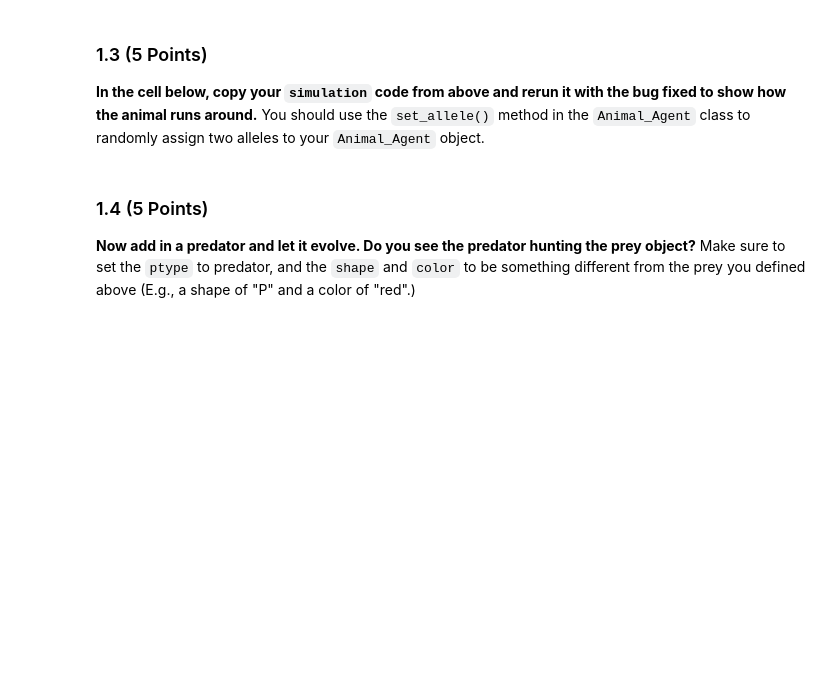
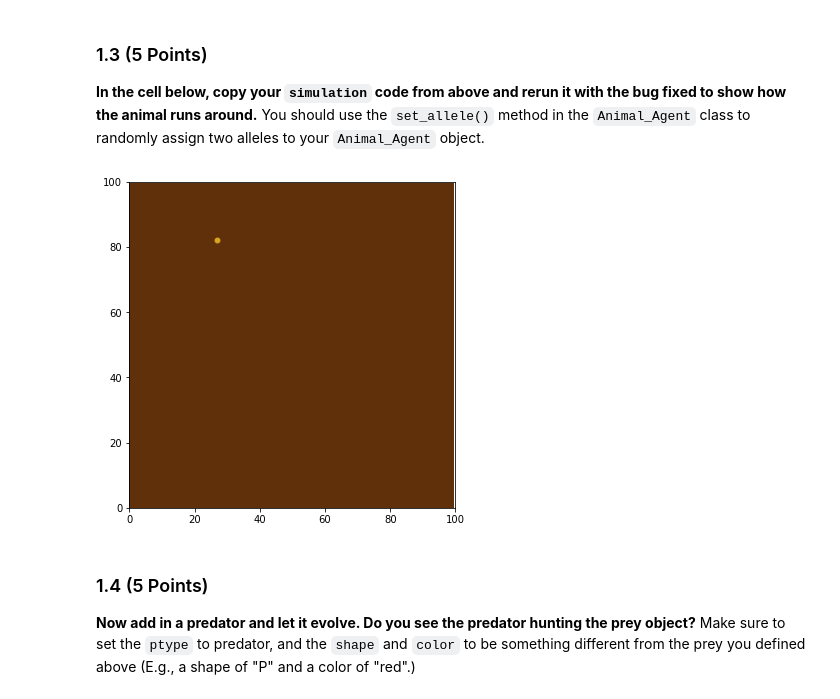
Before and after one commit to kovachel/CMSE_202_Homework_Kovach, a Jupyter notebook: hw-03/HW3_ABMs_Kovach.ipynb, the cells around one changed output. Cells and saved outputs as stored; diff of their text form; code cells hidden in the pictures; blank space fills up the shorter version.

```diff
--- a/hw-03/HW3_ABMs_Kovach.ipynb
+++ b/hw-03/HW3_ABMs_Kovach.ipynb
@@ -81,3 +96,10 @@ Construct a new `Environment` object and a new `Animal_Agent` object. Specify th
+# %%
+#Write your code here
+import random
+jerry.set_allele(random.randint(0,1),random.randint(0,1))
+Land.simulate(10)
+# %% [output]
+[figure, added]
 # %% [markdown]
 ### 1.4 (5 Points)
 
```
Also changed, not shown: parts of 23 cells of this notebook.
